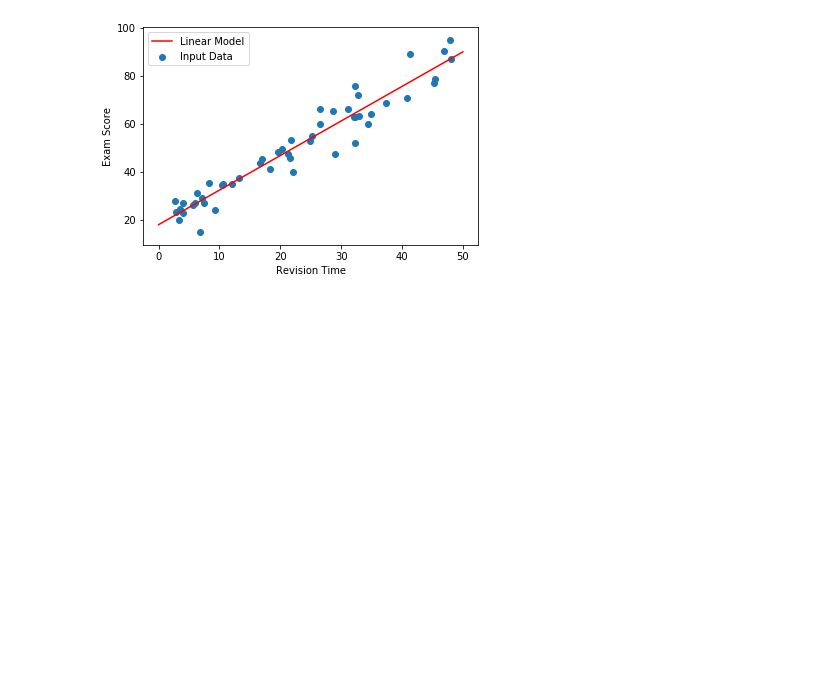
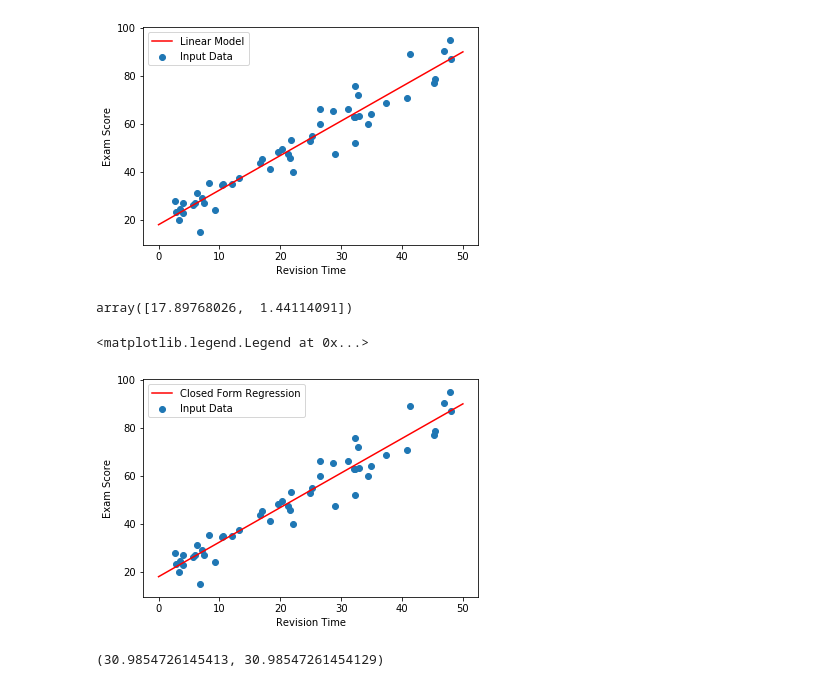
Before and after one commit to TheStek/IAML-CW1, a Jupyter notebook: Question 1.ipynb, the cells around one changed output. Cells and saved outputs as stored; diff of their text form; code cells hidden in the pictures; blank space fills up the shorter version.

```diff
--- a/Question 1.ipynb
+++ b/Question 1.ipynb
@@ -58,3 +59,25 @@ plt.legend()
 # %% [output]
 <matplotlib.legend.Legend at 0x...>
 [figure]
+# %%
+X = X = np.column_stack((np.ones(n), df.revision_time))
+y = df.exam_score
+W = np.linalg.inv(X.T.dot(X)).dot(X.T).dot(y)
+
+W
+# %% [output]
+array([17.89768026,  1.44114091])
+# %%
+plt.plot(xplot, np.column_stack((np.ones(200), xplot)) @ W, label = "Closed Form Regression", color = "r")
+plt.scatter(df.revision_time, df.exam_score, label = "Input Data")
+
+plt.xlabel("Revision Time")
+plt.ylabel("Exam Score")
+plt.legend()
+# %% [output]
+<matplotlib.legend.Legend at 0x...>
+[figure, added]
+# %%
+mean_squared_error(y, model.predict(X)), mean_squared_error(y, X @ W)
+# %% [output]
+(30.9854726145413, 30.98547261454129)
```
Also changed, not shown: parts of 4 cells of this notebook, 4 other files.
